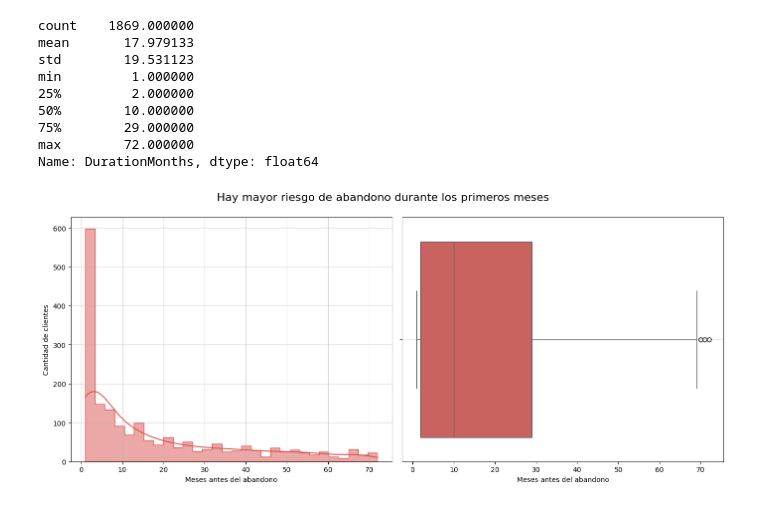
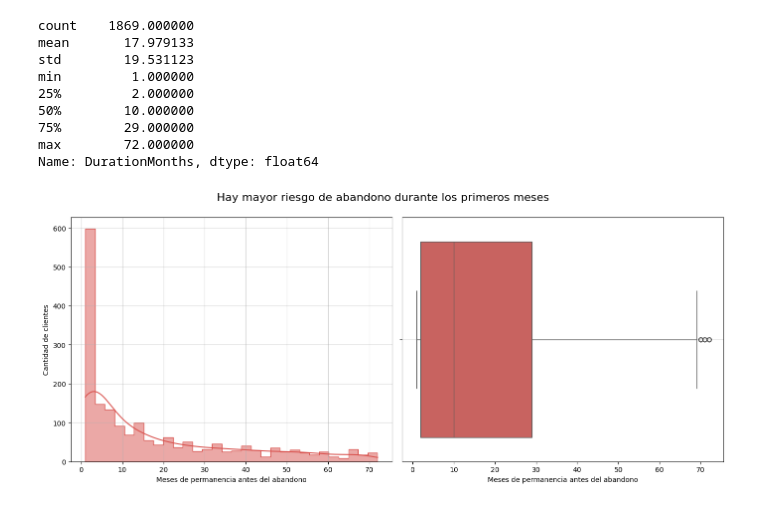
Before and after one commit to AndresCalvete-DataScientist/interconnect-customer-churn-prediction, a Jupyter notebook: notebooks/eda.ipynb, the cells around one changed output. Drawn from its saved outputs; the diff is of its cells as text; code cells hidden in the pictures.

```diff
--- a/notebooks/eda.ipynb
+++ b/notebooks/eda.ipynb
@@ -517,29 +520,29 @@ min         1.000000
 max        72.000000
 Name: DurationMonths, dtype: float64
 # %%
-# Visualización de la distribución de los cargos totales en funcion del abandono
+# Visualización de la duración de clientes en meses antes del abandono
 fig, axes = plt.subplots(1, 2, figsize=(14, 6))
 
 # Histograma en el primer subplot
 sns.histplot(
     data=df_contract, x='DurationMonths', color=custom_colors[1], bins=30,
     kde=True, ax=axes[0], element='step', legend=True
 )
-axes[0].set_xlabel('Meses antes del abandono')
+axes[0].set_xlabel('Meses de permanencia antes del abandono')
 axes[0].set_ylabel('Cantidad de clientes')
 axes[0].grid(axis='both', alpha=0.5)
 
 # Boxplot en el segundo subplot
 sns.boxplot(
     data=df_contract, x='DurationMonths', color=custom_colors[1], ax=axes[1], legend=False, orient='horizontal'
 )
 axes[1].set_ylabel('')
-axes[1].set_xlabel('Meses antes del abandono')
+axes[1].set_xlabel('Meses de permanencia antes del abandono')
 axes[1].grid(axis='y', alpha=0.5)
 
 # Título
 fig.suptitle('Hay mayor riesgo de abandono durante los primeros meses', fontsize=16, y=1)
 plt.tight_layout()
 plt.show()
 # %% [output]
-[figure, old version]
+[figure, new version]
```
Also changed, not shown: parts of 10 cells of this notebook.
